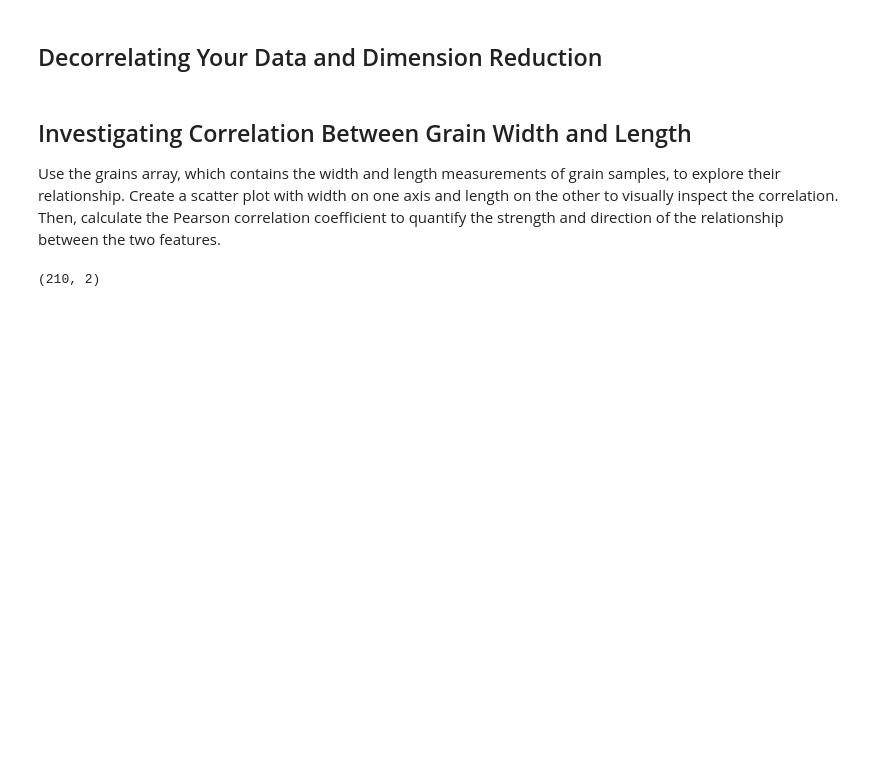
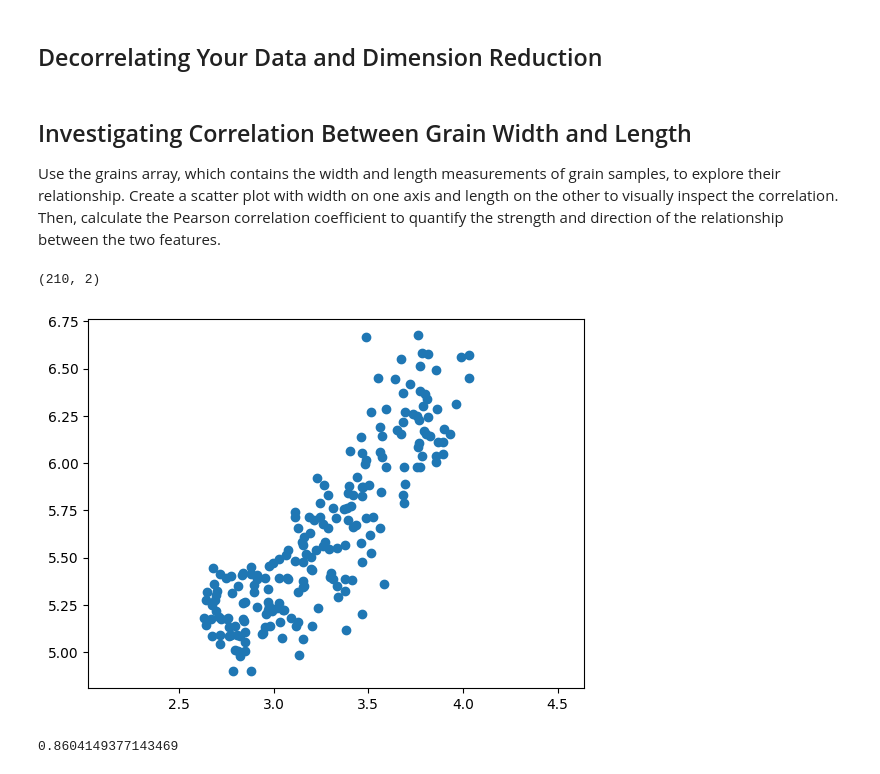
Before and after one commit to Emigbanam/Machine-Learning-Practice, a Jupyter notebook: Decorrelating Your Data and Dimension Reduction.ipynb, the cells around one changed output. Saved outputs shown, nothing was run; the diff lists cells and outputs as text; code cells hidden in the pictures; blank space fills up the shorter version.

```diff
--- a/Decorrelating Your Data and Dimension Reduction.ipynb
+++ b/Decorrelating Your Data and Dimension Reduction.ipynb
@@ -21,7 +21,19 @@ grains.shape
 # %%
 #1. Import pearsonr from scipy.stats.
 from scipy.stats import pearsonr
 
 #2. Assign column 0 of grains to width and column 1 of grains to length.
 width = grains[:,0]
 length = grains[:,1]
+
+#3. Make a scatter plot with width on the x-axis and length on the y-axis.
+plt.scatter(width, length)
+plt.axis('equal')
+plt.show()
+
+#4. Use the pearsonr() function to calculate the Pearson correlation of width and length.
+correlation, pvalue = pearsonr(width, length)
+print(correlation)
+# %% [output]
+[figure, added]
+0.8604149377143469
```
Also changed, not shown: parts of 2 cells of this notebook.
